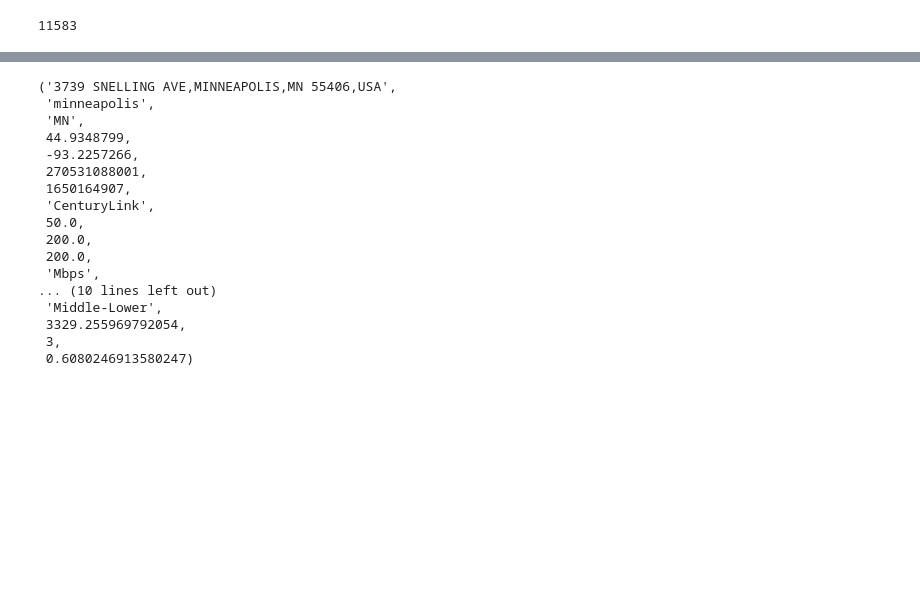
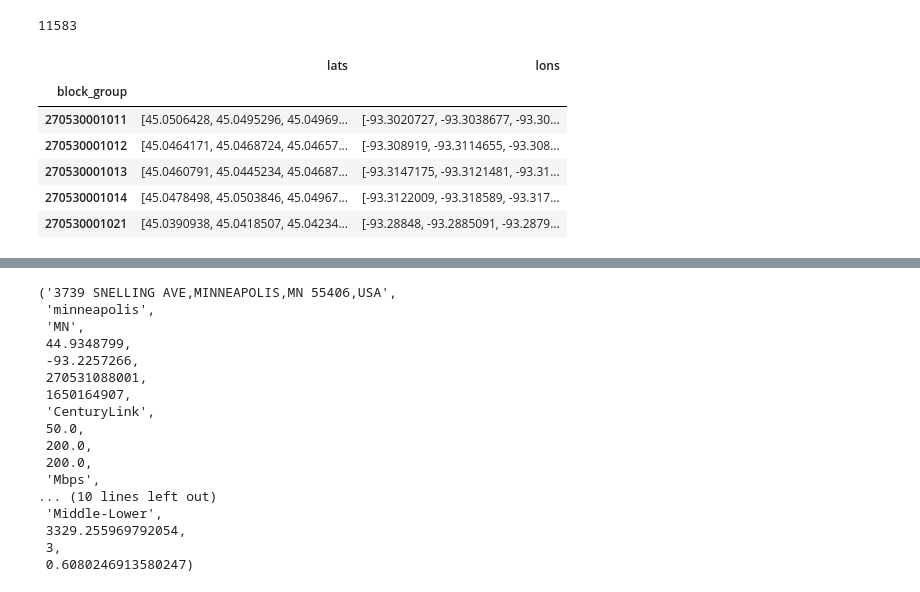
Before and after one commit to ColleenKarwoski/Minneapolis-Internet-API, a Jupyter notebook: data_selection.ipynb, the cells around one changed output, grey strips where cells are left out. Drawn from its saved outputs; the diff is of its cells as text; code cells hidden in the pictures; blank space fills up the shorter version.

```diff
--- a/data_selection.ipynb
+++ b/data_selection.ipynb
@@ -58,3 +133,17 @@ minneapolis_df['collection_datetime'] = pd.to_datetime(minneapolis_df['collectio
 minneapolis_df.to_sql('Minneapolis_Centurylink', conn, if_exists='append', index= False)
 # %% [output]
 11583
+# %%
+groupedCoords_df = minneapolis_df.groupby('block_group')['lat', 'lon'].agg(lats=('lat', 'unique'),
+                                                                    lons=('lon', 'unique'))
+
+# groupedCoords_df["'lat', 'unique'"].rename('lats')
+groupedCoords_df.head()
+# %% [output]
+|  | lats | lons |
+| block_group |  |  |
+| 270530001011 | [45.0506428, 45.0495296, 45.04969... | [-93.3020727, -93.3038677, -93.30... |
+| 270530001012 | [45.0464171, 45.0468724, 45.04657... | [-93.308919, -93.3114655, -93.308... |
+| 270530001013 | [45.0460791, 45.0445234, 45.04687... | [-93.3147175, -93.3121481, -93.31... |
+| 270530001014 | [45.0478498, 45.0503846, 45.04967... | [-93.3122009, -93.318589, -93.317... |
+| 270530001021 | [45.0390938, 45.0418507, 45.04234... | [-93.28848, -93.2885091, -93.2879... |
```
Also changed, not shown: parts of 10 cells of this notebook, 1 other file.
